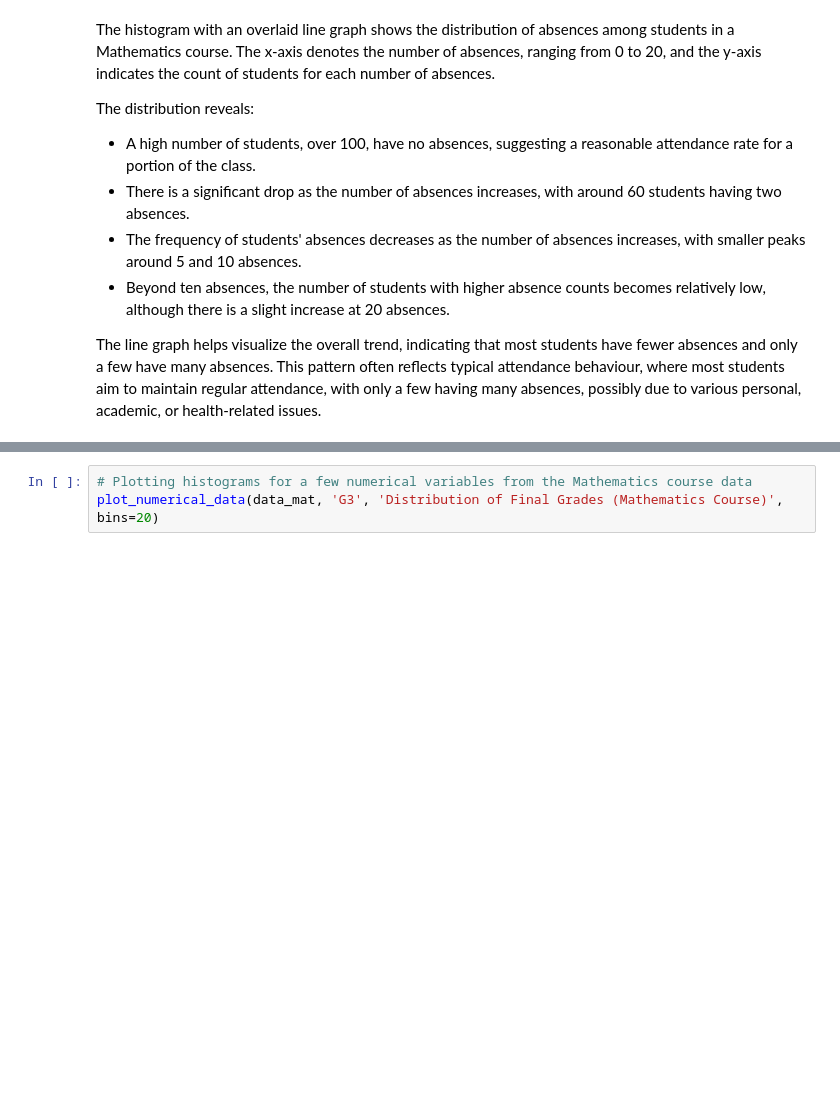
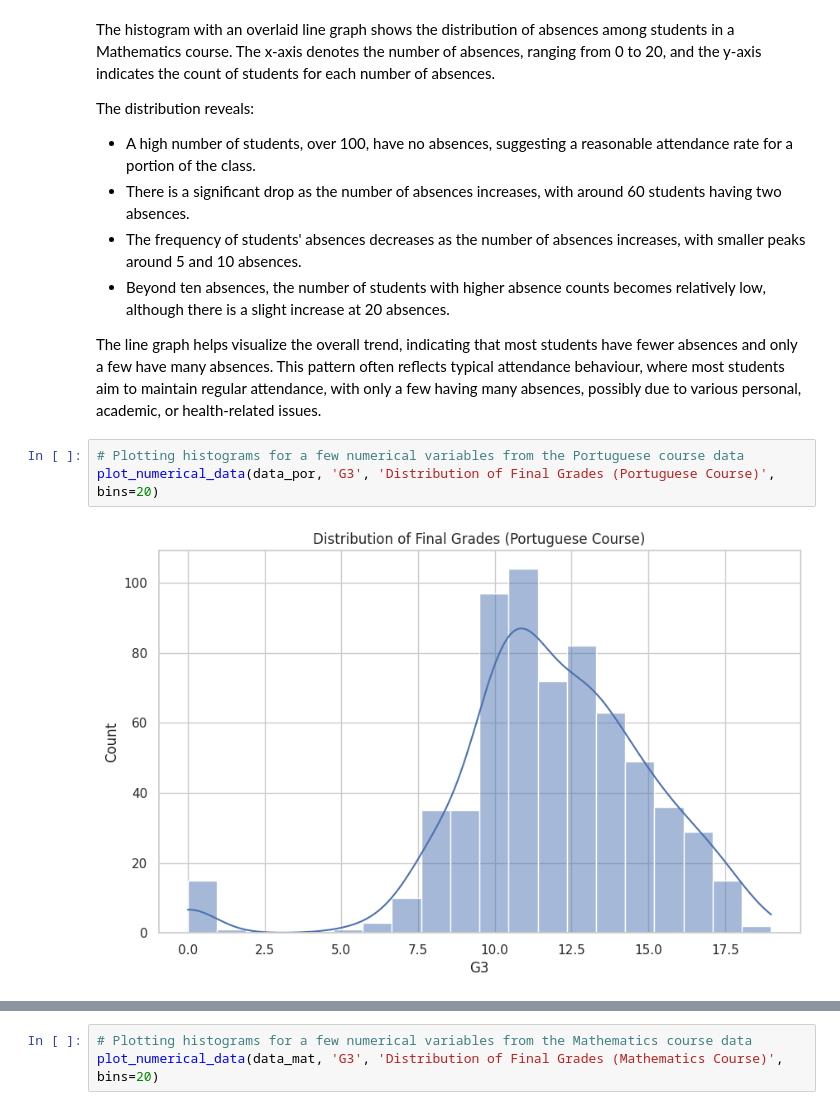
Before and after one commit to carlos-alves-one/Student-Performance-Analysis, a Jupyter notebook: Student_Performance.ipynb, the cells around one changed output, grey strips where cells are left out. Saved outputs shown, nothing was run; the diff lists cells and outputs as text; blank space fills up the shorter version.

Commit message:
Plotting histograms for a few numerical variables from the Portuguese course data

```diff
--- a/Student_Performance.ipynb
+++ b/Student_Performance.ipynb
@@ -792,3 +792,8 @@ The distribution reveals:
 - Beyond ten absences, the number of students with higher absence counts becomes relatively low, although there is a slight increase at 20 absences.
 
 The line graph helps visualize the overall trend, indicating that most students have fewer absences and only a few have many absences. This pattern often reflects typical attendance behaviour, where most students aim to maintain regular attendance, with only a few having many absences, possibly due to various personal, academic, or health-related issues.
+# %%
+# Plotting histograms for a few numerical variables from the Portuguese course data
+plot_numerical_data(data_por, 'G3', 'Distribution of Final Grades (Portuguese Course)', bins=20)
+# %% [output]
+[figure, added]
```
Also changed, not shown: parts of 1 cell of this notebook.
